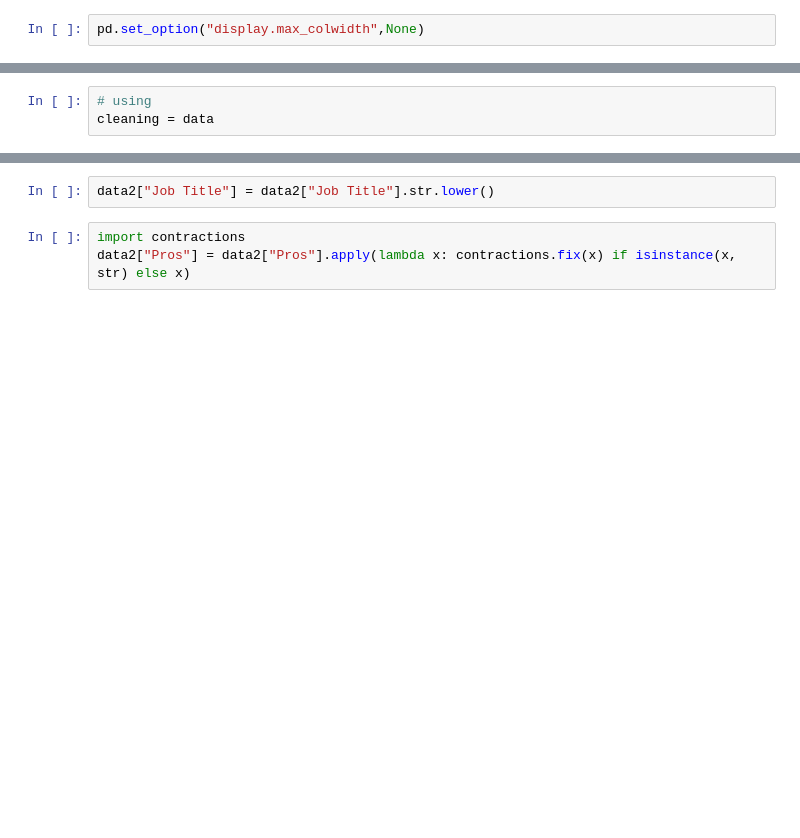
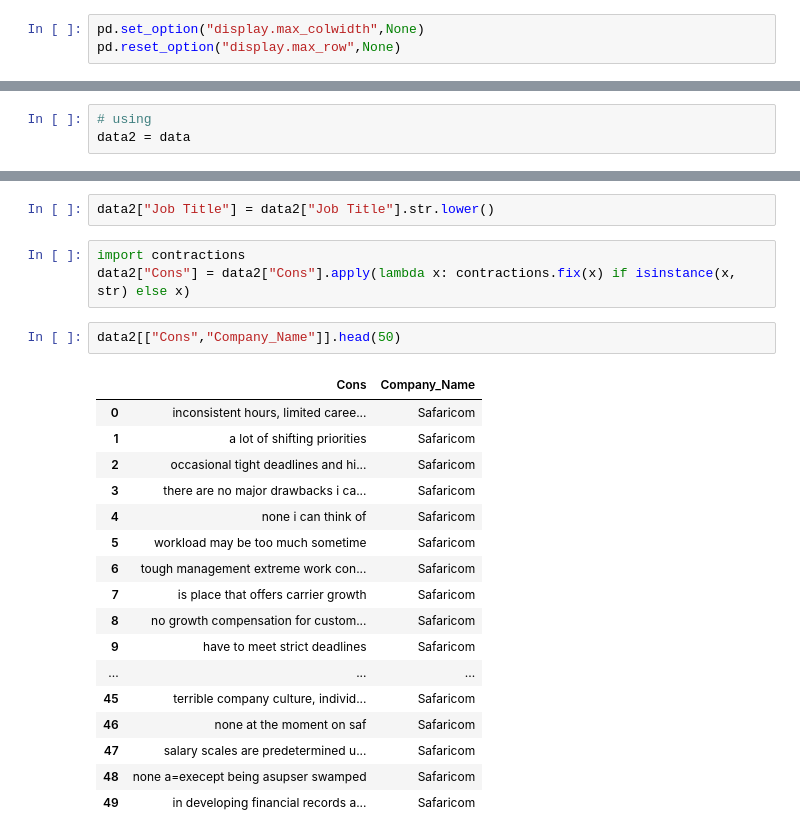
Before and after one commit to Brian342/mergeDataset, a Jupyter notebook: Reviews Project.ipynb, the cells around one changed output, grey strips where cells are left out. Cells and saved outputs as stored; diff of their text form; blank space fills up the shorter version.

```diff
--- a/Reviews Project.ipynb
+++ b/Reviews Project.ipynb
@@ -10,6 +10,7 @@ import warnings
 warnings.filterwarnings("ignore")
 # %%
 pd.set_option("display.max_colwidth",None)
+pd.reset_option("display.max_row",None)
 # %%
 data = pd.read_csv("Data_Merge_Reviews.csv")
 data
@@ -29,7 +30,7 @@ data
 25042 rows × 7 columns
 # %%
 # using
-cleaning = data
+data2 = data
 # %%
 def split_info(df: pd.Series)-> pd.DataFrame:
     employment_type = []
@@ -113,4 +114,24 @@ data2["Pros"] = data2["Pros"].str.lower()
 data2["Job Title"] = data2["Job Title"].str.lower()
 # %%
 import contractions
-data2["Pros"] = data2["Pros"].apply(lambda x: contractions.fix(x) if isinstance(x, str) else x)
+data2["Cons"] = data2["Cons"].apply(lambda x: contractions.fix(x) if isinstance(x, str) else x)
+# %%
+data2[["Cons","Company_Name"]].head(50)
+# %% [output]
+|  | Cons | Company_Name |
+| 0 | inconsistent hours, limited caree... | Safaricom |
+| 1 | a lot of shifting priorities | Safaricom |
+| 2 | occasional tight deadlines and hi... | Safaricom |
+| 3 | there are no major drawbacks i ca... | Safaricom |
+| 4 | none i can think of | Safaricom |
+| 5 | workload may be too much sometime | Safaricom |
+| 6 | tough management extreme work con... | Safaricom |
+| 7 | is place that offers carrier growth | Safaricom |
+| 8 | no growth compensation for custom... | Safaricom |
+| 9 | have to meet strict deadlines | Safaricom |
+| ... | ... | ... |
+| 45 | terrible company culture, individ... | Safaricom |
+| 46 | none at the moment on saf | Safaricom |
+| 47 | salary scales are predetermined u... | Safaricom |
+| 48 | none a=execept being asupser swamped | Safaricom |
+| 49 | in developing financial records a... | Safaricom |
```
Also changed, not shown: parts of 3 cells of this notebook.
